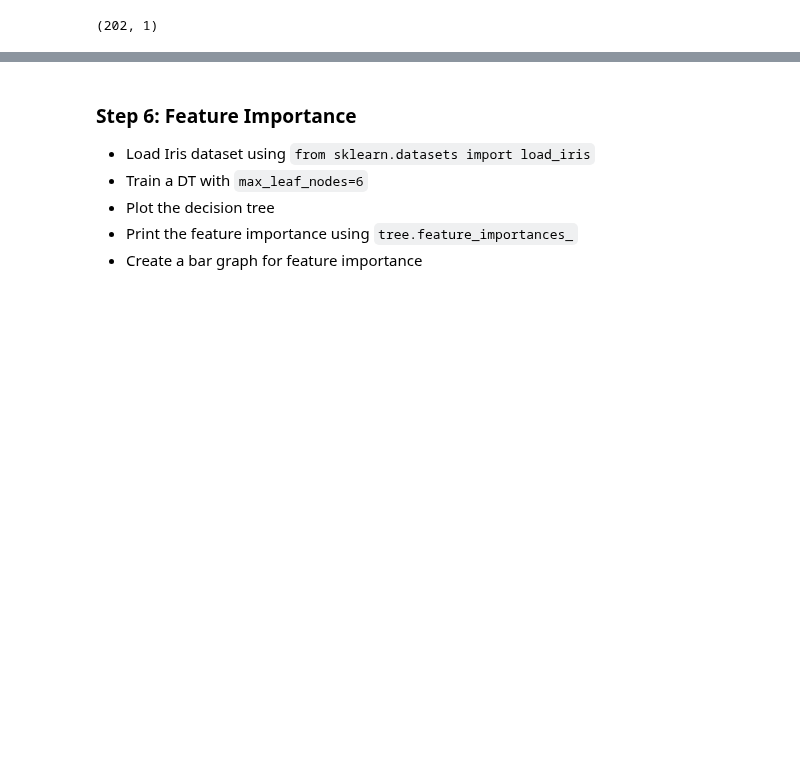
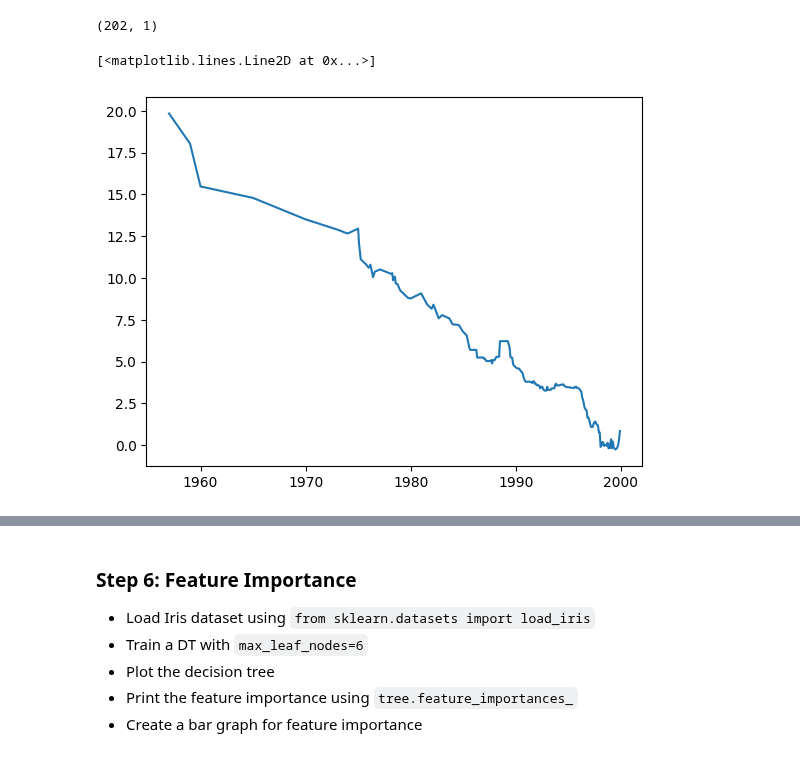
Before and after one commit to arifaygun/Magnimind-ML, a Jupyter notebook: AA_5_01_DecisionTreesSt.ipynb, the cells around one changed output, grey strips where cells are left out. Saved outputs shown, nothing was run; the diff lists cells and outputs as text; code cells hidden in the pictures; blank space fills up the shorter version.

```diff
--- a/AA_5_01_DecisionTreesSt.ipynb
+++ b/AA_5_01_DecisionTreesSt.ipynb
@@ -283,6 +283,13 @@ X_train = np.array(X_train)[:, np.newaxis]
 X_train.shape
 # %% [output]
 (202, 1)
+# %%
+y_train = np.log(y_train)
+# %%
+plt.plot(X_train[:,0], y_train)
+# %% [output]
+[<matplotlib.lines.Line2D at 0x...>]
+[figure, added]
 # %%
 from sklearn.tree import DecisionTreeRegressor
 # %%
```
Also changed, not shown: parts of 8 cells of this notebook.
